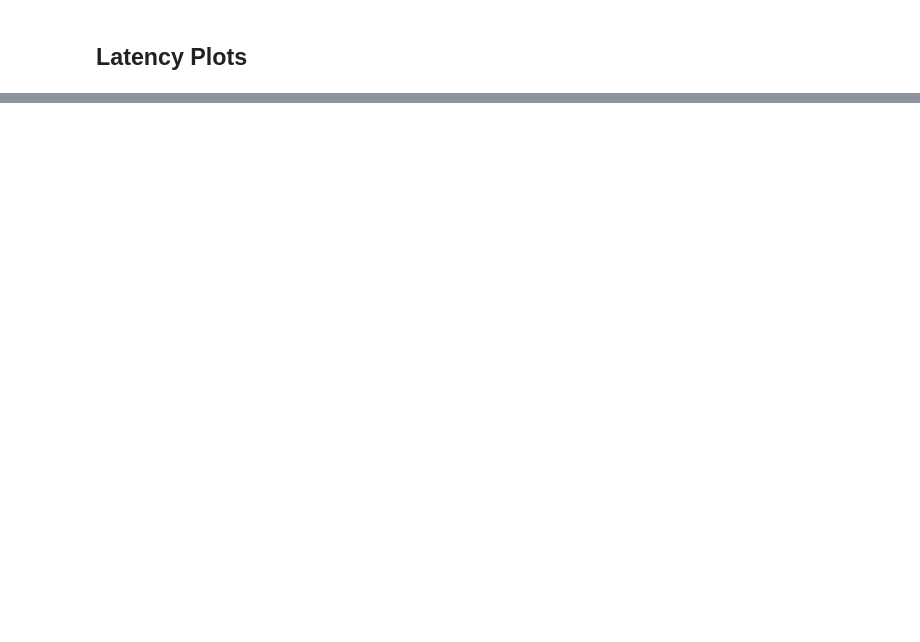
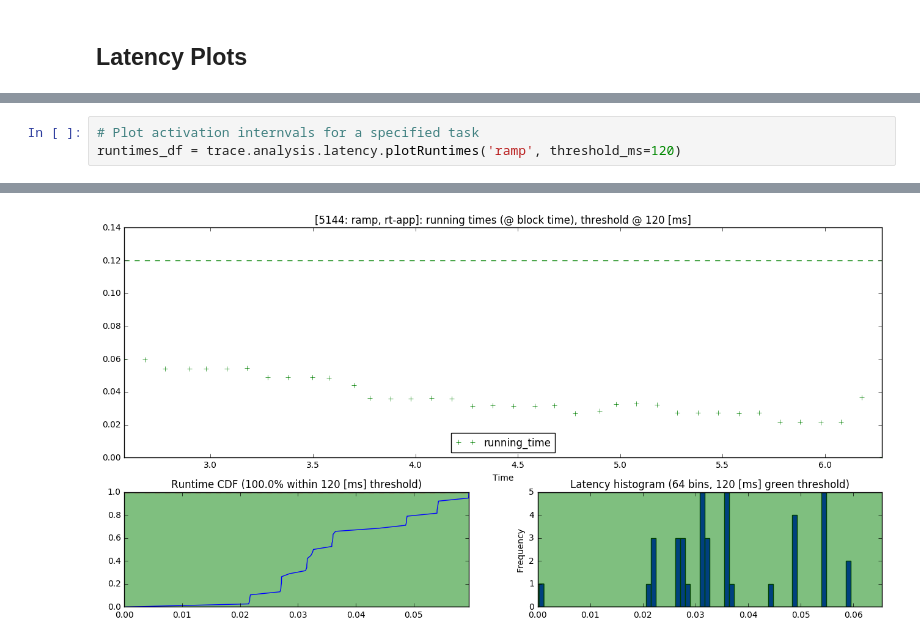
Before and after one commit to ARM-software/lisa, a Jupyter notebook: ipynb/examples/trace_analysis/TraceAnalysis_TasksLatencies.ipynb, the cells around one changed output, grey strips where cells are left out. Cells and saved outputs as stored; diff of their text form; blank space fills up the shorter version.

```diff
--- a/ipynb/examples/trace_analysis/TraceAnalysis_TasksLatencies.ipynb
+++ b/ipynb/examples/trace_analysis/TraceAnalysis_TasksLatencies.ipynb
@@ -273,0 +467,4 @@ trace.analysis.latency.plotLatencyBands('ramp')
+# %%
+# Plot activation internvals for a specified task
+runtimes_df = trace.analysis.latency.plotRuntimes('ramp', threshold_ms=120)
+# %% [output]
@@ -273,0 +475 @@ trace.analysis.latency.plotLatencyBands('ramp')
+[figure, added]
```
Also changed, not shown: parts of 36 cells of this notebook.
